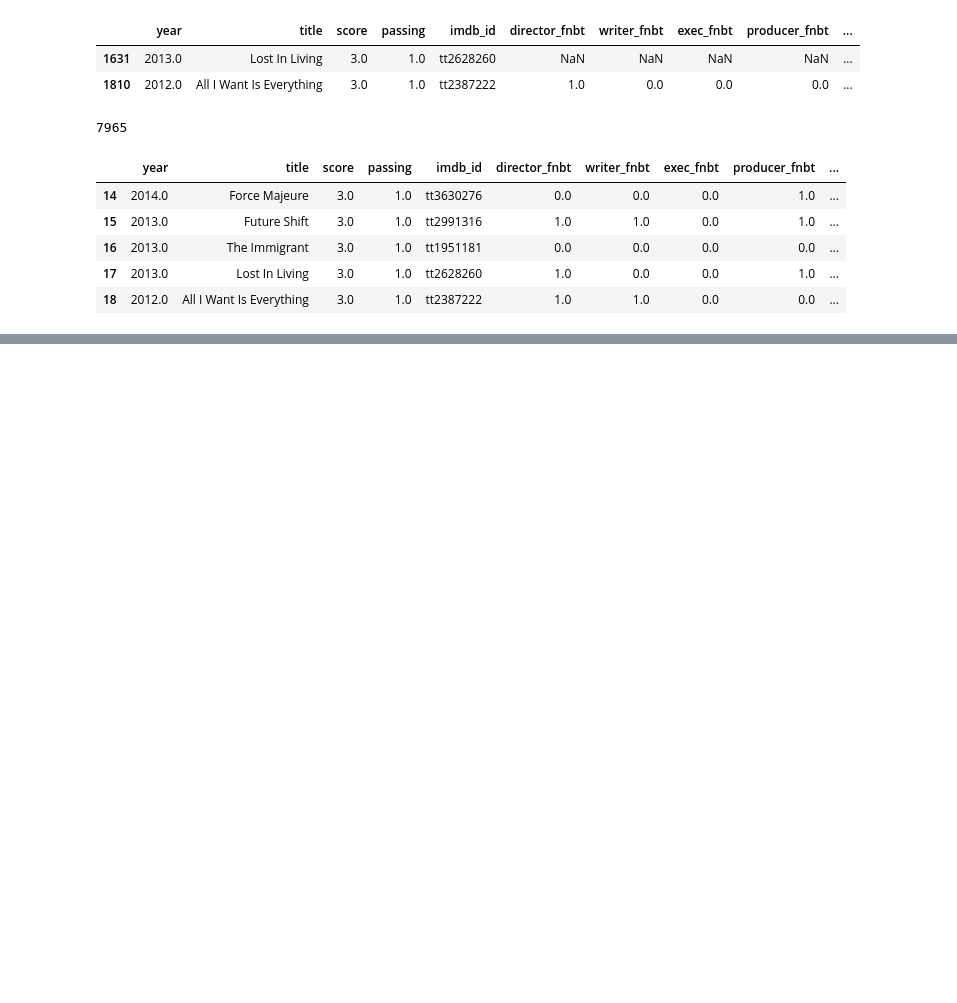
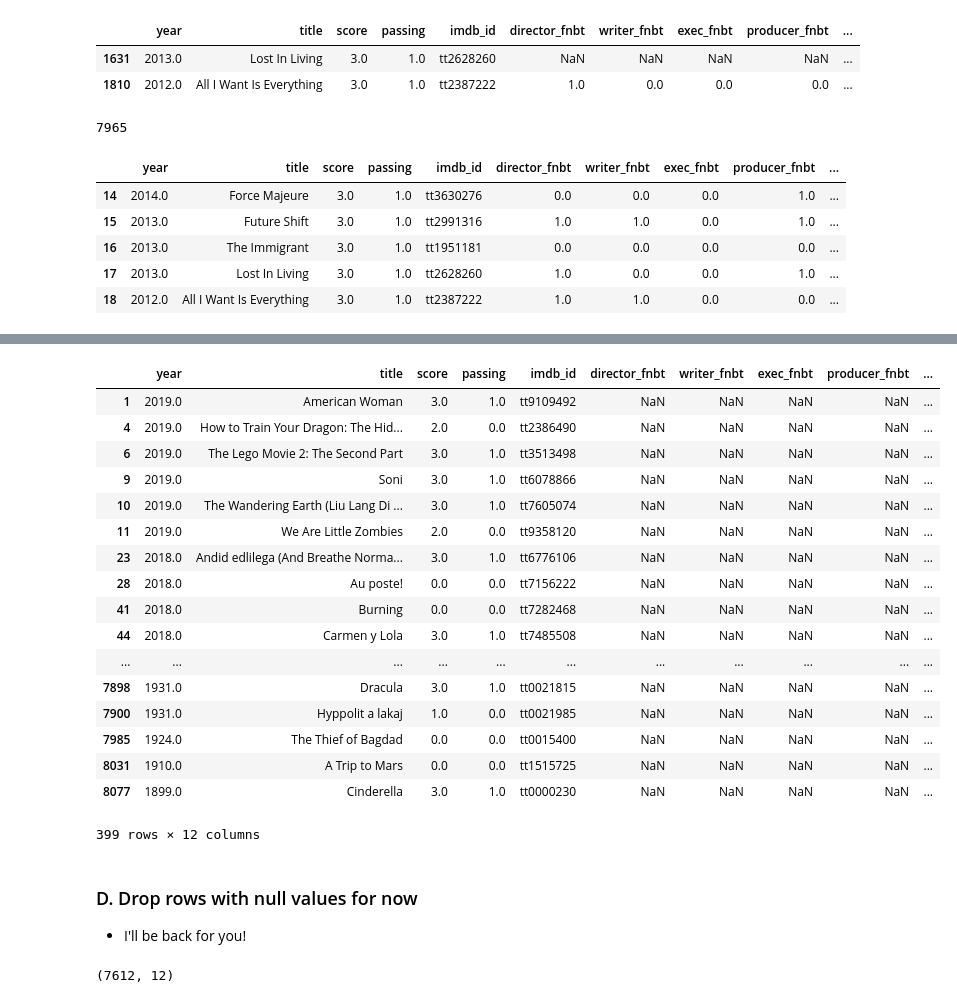
Before and after one commit to MagicMilly/women-in-film-analysis-dashboard, a Jupyter notebook: more_data_munging_useful.ipynb, the cells around one changed output, grey strips where cells are left out. Drawn from its saved outputs; the diff is of its cells as text; code cells hidden in the pictures; blank space fills up the shorter version.

Commit message:
drop null rows

```diff
--- a/more_data_munging_useful.ipynb
+++ b/more_data_munging_useful.ipynb
@@ -2491,0 +2508,22 @@ bechdel_corrected.tail()
+# %%
+null_rows = bechdel_corrected.loc[bechdel_corrected.director_fnbt.isna()]
+null_rows
+# %% [output]
+|  | year | title | score | passing | imdb_id | director_fnbt | writer_fnbt | exec_fnbt | producer_fnbt | ... |
+| 1 | 2019.0 | American Woman | 3.0 | 1.0 | tt9109492 | NaN | NaN | NaN | NaN | ... |
+| 4 | 2019.0 | How to Train Your Dragon: The Hid... | 2.0 | 0.0 | tt2386490 | NaN | NaN | NaN | NaN | ... |
+| 6 | 2019.0 | The Lego Movie 2: The Second Part | 3.0 | 1.0 | tt3513498 | NaN | NaN | NaN | NaN | ... |
+| 9 | 2019.0 | Soni | 3.0 | 1.0 | tt6078866 | NaN | NaN | NaN | NaN | ... |
+| 10 | 2019.0 | The Wandering Earth (Liu Lang Di ... | 3.0 | 1.0 | tt7605074 | NaN | NaN | NaN | NaN | ... |
+| 11 | 2019.0 | We Are Little Zombies | 2.0 | 0.0 | tt9358120 | NaN | NaN | NaN | NaN | ... |
+| 23 | 2018.0 | Andid edlilega (And Breathe Norma... | 3.0 | 1.0 | tt6776106 | NaN | NaN | NaN | NaN | ... |
+| 28 | 2018.0 | Au poste! | 0.0 | 0.0 | tt7156222 | NaN | NaN | NaN | NaN | ... |
+| 41 | 2018.0 | Burning | 0.0 | 0.0 | tt7282468 | NaN | NaN | NaN | NaN | ... |
+| 44 | 2018.0 | Carmen y Lola | 3.0 | 1.0 | tt7485508 | NaN | NaN | NaN | NaN | ... |
+| ... | ... | ... | ... | ... | ... | ... | ... | ... | ... | ... |
+| 7898 | 1931.0 | Dracula | 3.0 | 1.0 | tt0021815 | NaN | NaN | NaN | NaN | ... |
+| 7900 | 1931.0 | Hyppolit a lakaj | 1.0 | 0.0 | tt0021985 | NaN | NaN | NaN | NaN | ... |
+| 7985 | 1924.0 | The Thief of Bagdad | 0.0 | 0.0 | tt0015400 | NaN | NaN | NaN | NaN | ... |
+| 8031 | 1910.0 | A Trip to Mars | 0.0 | 0.0 | tt1515725 | NaN | NaN | NaN | NaN | ... |
+| 8077 | 1899.0 | Cinderella | 3.0 | 1.0 | tt0000230 | NaN | NaN | NaN | NaN | ... |
+399 rows × 12 columns
@@ -2491,0 +2532,3 @@ bechdel_corrected.tail()
+# %% [markdown]
+### D. Drop rows with null values for now
+* I'll be back for you!
@@ -2491,0 +2537,4 @@ bechdel_corrected.tail()
+# %%
+bechdel_no_nulls.shape
+# %% [output]
+(7612, 12)
```
Also changed, not shown: parts of 5 cells of this notebook.
